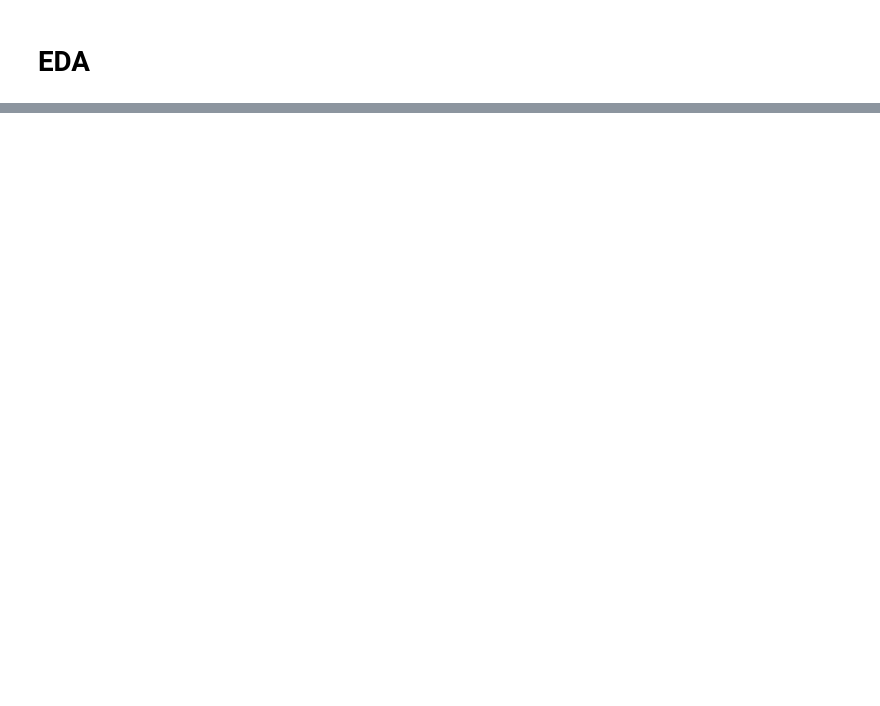
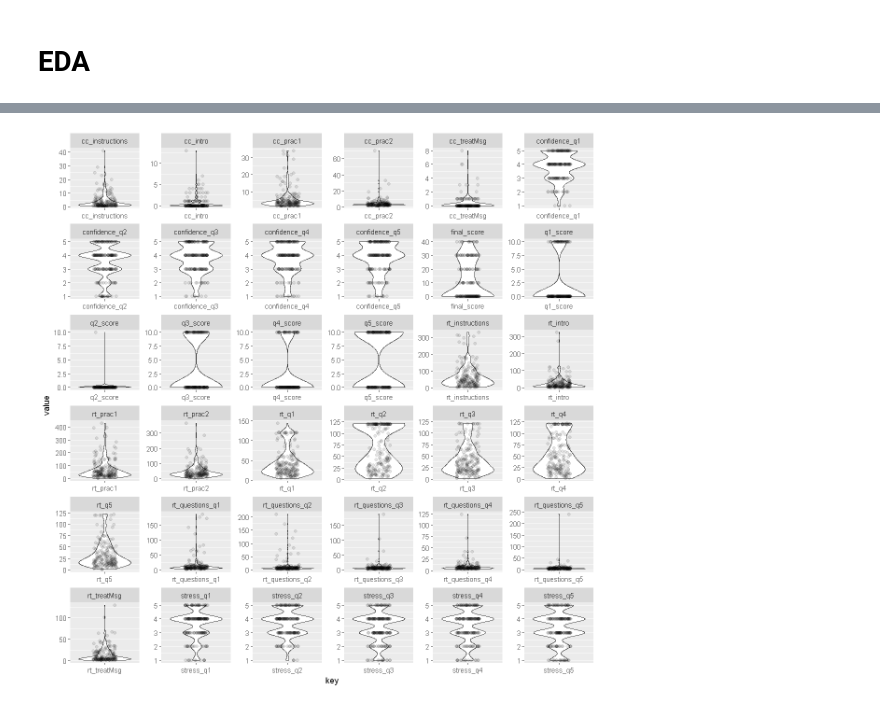
Before and after one commit to zhum01/W241-Make-18-Experiment, a Jupyter notebook: W241_Final_Project_EDA.ipynb, the cells around one changed output, grey strips where cells are left out. Drawn from its saved outputs; the diff is of its cells as text; code cells hidden in the pictures; blank space fills up the shorter version.

```diff
--- a/W241_Final_Project_EDA.ipynb
+++ b/W241_Final_Project_EDA.ipynb
@@ -255 +490,26 @@ cleanedData = cleanedData[apply(cleanedData[, 'text_prac1_extracted'], 1, checkD
+# %%
+# histogram of all columns
+
+options(repr.plot.width=10, repr.plot.height=10)
+
+colsToPlot = c('rt_intro', 'cc_intro',
+                'rt_instructions', 'cc_instructions',
+                'rt_prac1', 'cc_prac1',
+                'rt_prac2', 'cc_prac2',
+                'rt_treatMsg', 'cc_treatMsg',
+                'rt_q1', 'rt_questions_q1', 'stress_q1', 'confidence_q1',
+                'rt_q2', 'rt_questions_q2', 'stress_q2', 'confidence_q2',
+                'rt_q3', 'rt_questions_q3', 'stress_q3', 'confidence_q3',
+                'rt_q4', 'rt_questions_q4', 'stress_q4', 'confidence_q4',
+                'rt_q5', 'rt_questions_q5', 'stress_q5', 'confidence_q5',
+                'q1_score', 'q2_score', 'q3_score', 'q4_score', 'q5_score', 'final_score'
+               )
+dataToPlot = data.table(sapply(cleanedData[, ..colsToPlot], as.numeric))
+
+ggplot(gather(a), aes(x=key,y=value)) +
+    geom_violin() +
+    geom_jitter(position=position_jitter(0.2), alpha=0.1) +
+    facet_wrap(~key, scales = 'free')
+# %% [output]
+[figure, added]
 # %%
```
Also changed, not shown: parts of 32 cells of this notebook.
